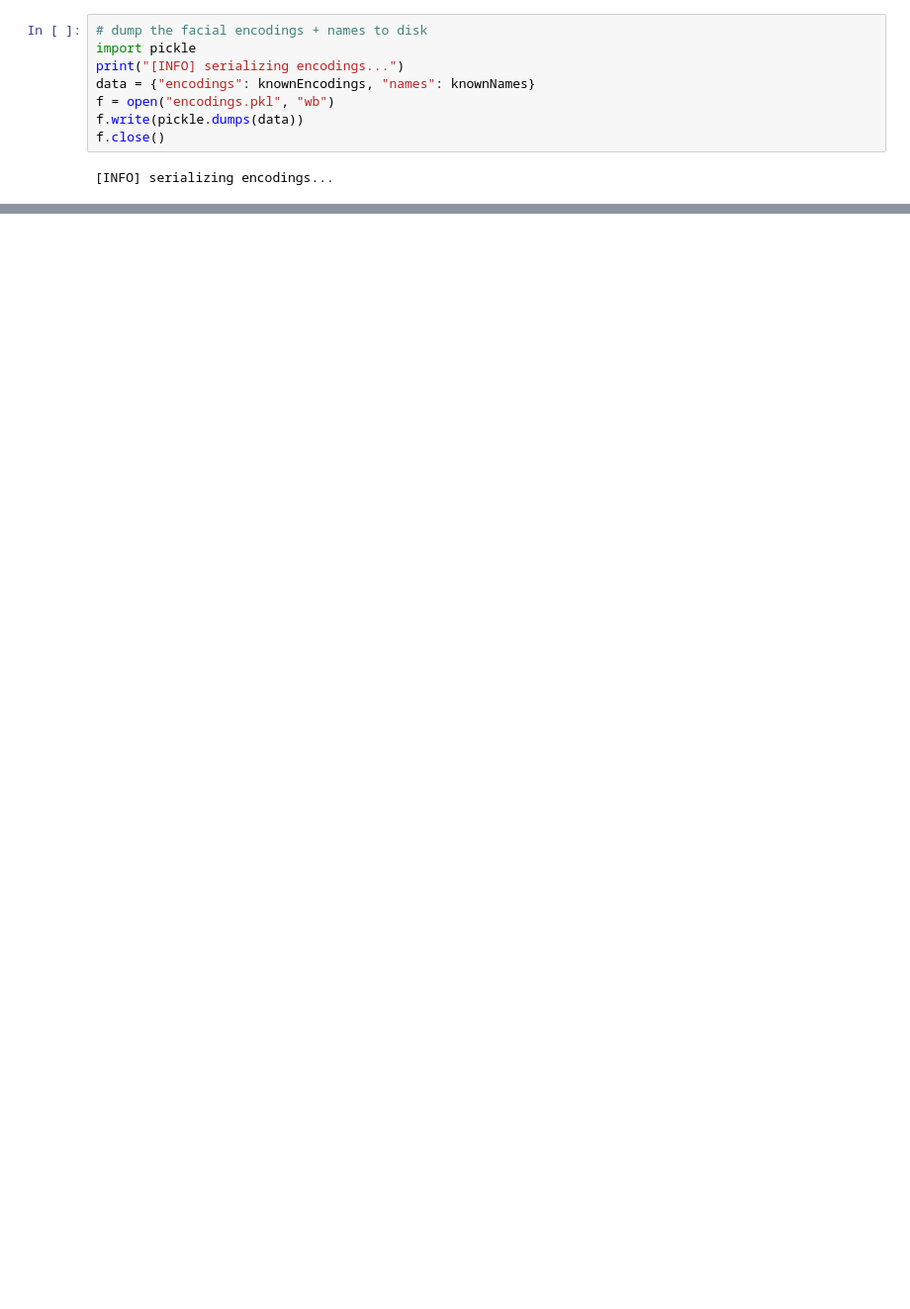
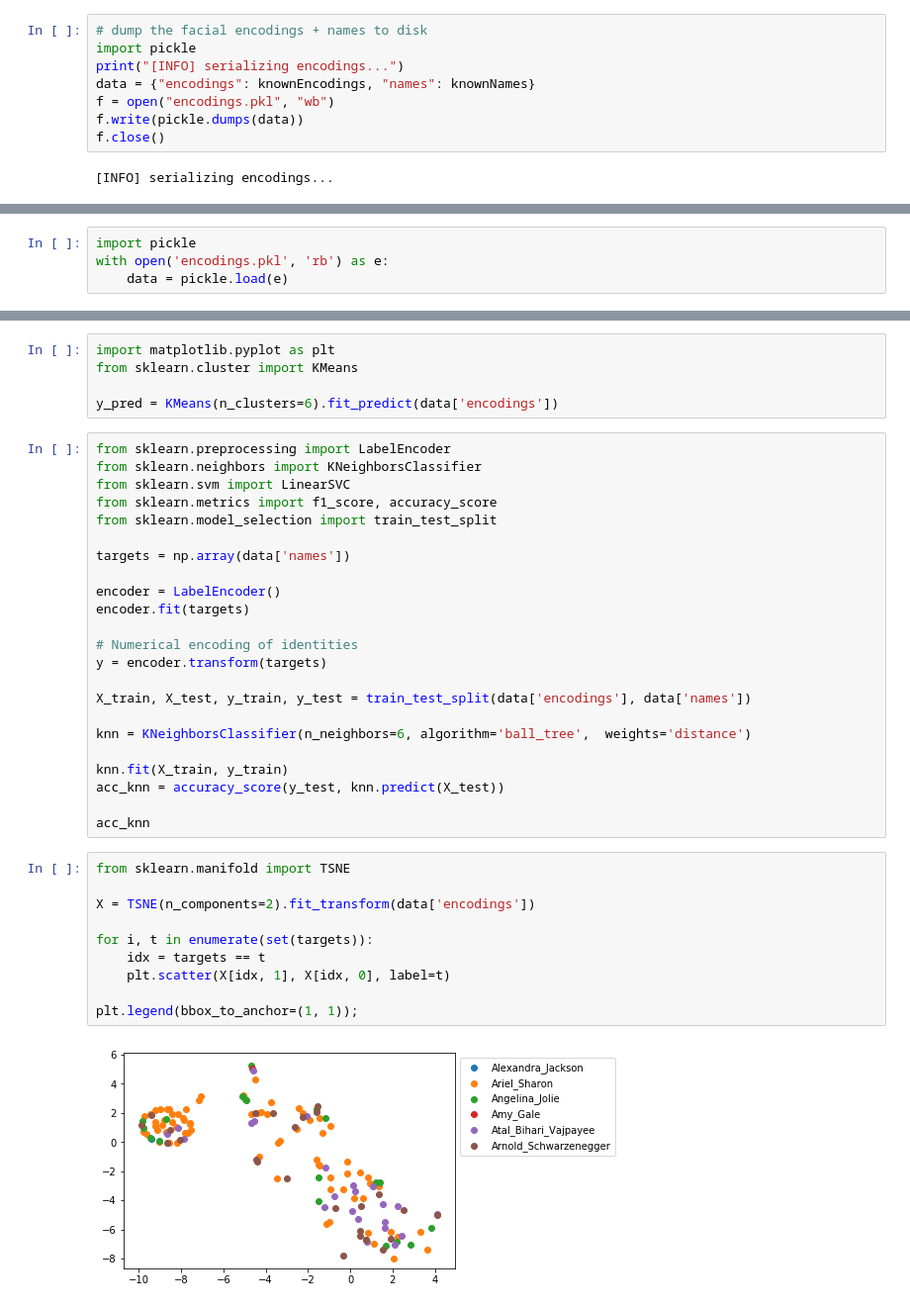
Before and after one commit to naren-m/face_rec, a Jupyter notebook: playground.ipynb, the cells around one changed output, grey strips where cells are left out. Shown at 99% size. Saved outputs shown, nothing was run; the diff lists cells and outputs as text; blank space fills up the shorter version.

```diff
--- a/playground.ipynb
+++ b/playground.ipynb
@@ -277,0 +249,4 @@ data['names']
+# %%
+import pickle
+with open('encodings.pkl', 'rb') as e:
+    data = pickle.load(e)
@@ -277,0 +264,40 @@ data['names']
+# %%
+import matplotlib.pyplot as plt
+from sklearn.cluster import KMeans
+
+y_pred = KMeans(n_clusters=6).fit_predict(data['encodings'])
+# %%
+from sklearn.preprocessing import LabelEncoder
+from sklearn.neighbors import KNeighborsClassifier
+from sklearn.svm import LinearSVC
+from sklearn.metrics import f1_score, accuracy_score
+from sklearn.model_selection import train_test_split
+
+targets = np.array(data['names'])
+
+encoder = LabelEncoder()
+encoder.fit(targets)
+
+# Numerical encoding of identities
+y = encoder.transform(targets)
+
+X_train, X_test, y_train, y_test = train_test_split(data['encodings'], data['names'])
+
+knn = KNeighborsClassifier(n_neighbors=6, algorithm='ball_tree',  weights='distance')
+
+knn.fit(X_train, y_train)
+acc_knn = accuracy_score(y_test, knn.predict(X_test))
+
+acc_knn
+# %%
+from sklearn.manifold import TSNE
+
+X = TSNE(n_components=2).fit_transform(data['encodings'])
+
+for i, t in enumerate(set(targets)):
+    idx = targets == t
+    plt.scatter(X[idx, 1], X[idx, 0], label=t)
+
+plt.legend(bbox_to_anchor=(1, 1));
+# %% [output]
+[figure, added]
```
Also changed, not shown: parts of 12 cells of this notebook, 2 other files.
